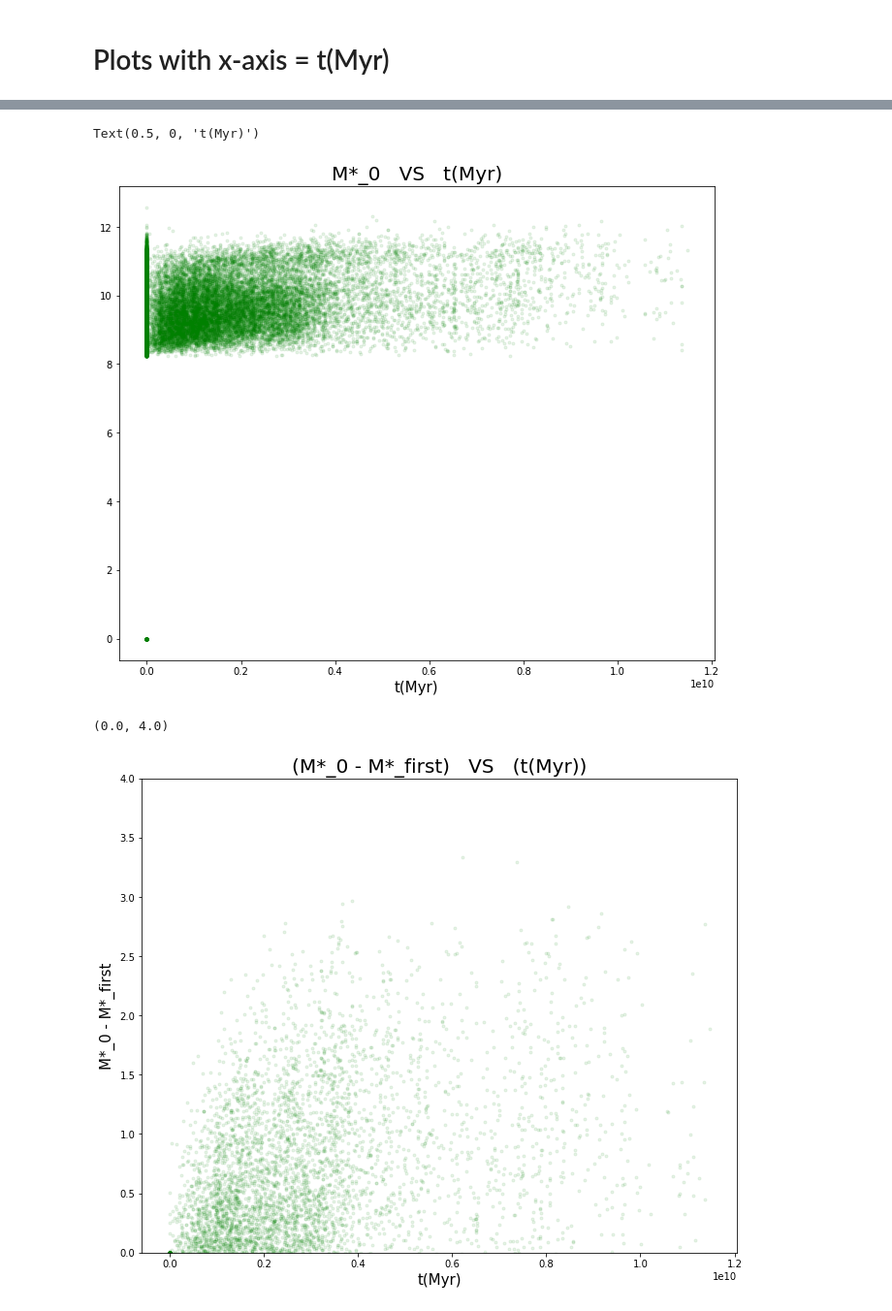
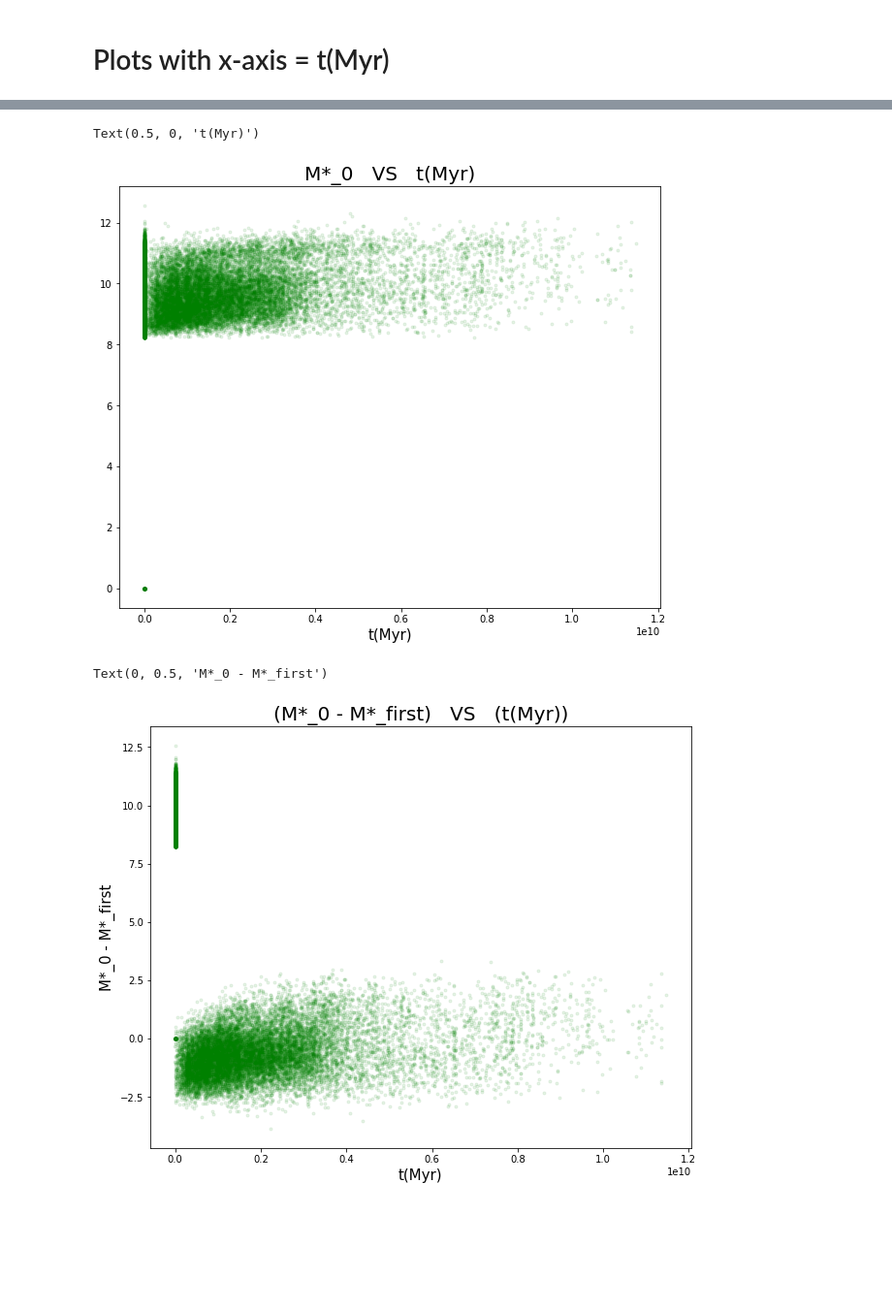
Before and after one commit to halehhajizadeh/Galaxy-Clusters, a Jupyter notebook: read_data.ipynb, the cells around one changed output, grey strips where cells are left out. Shown at 97% size. Cells and saved outputs as stored; diff of their text form; code cells hidden in the pictures; blank space fills up the shorter version.

```diff
--- a/read_data.ipynb
+++ b/read_data.ipynb
@@ -558,33 +556,32 @@ x = dataset['t(Myr)[col2]']
 x_label = x.name.split('[')[0]
 y_label = y.name.split('[')[0]
 
-plt.figure(figsize=(11,9))
+plt.figure(figsize=(10,8))
 plt.scatter(x, y, marker='.', c='green', alpha=0.09)
 plt.title(str(y_label)+'   VS   '+str(x_label), fontsize = 20)
 plt.xlabel(x_label, fontsize = 15)
 # %% [output]
 Text(0.5, 0, 't(Myr)')
-[figure, old version]
+[figure, new version]
 # %%
 y1 = dataset['M*_first[col25]']
 y2 = dataset['M*_0[col10]']
 x = dataset['t(Myr)[col2]']
 
 x = x
 y = y2-y1
 
 x_label = x.name.split('[')[0]
 y_label = y2.name.split('[')[0] + ' - ' + y1.name.split('[')[0]
 
-plt.figure(figsize=(11,9))
+plt.figure(figsize=(10,8))
 plt.scatter(x,y, marker='.', c='green', alpha = 0.09)
 plt.title('(' + str(y_label)+')   VS   ('+ str(x_label) + ')', fontsize = 20)
 plt.xlabel(x_label, fontsize = 15)
 plt.ylabel(y_label, fontsize = 15)
-plt.ylim(0,4)
 # %% [output]
-(0.0, 4.0)
+Text(0, 0.5, 'M*_0 - M*_first')
-[figure, old version]
+[figure, new version]
 # %%
 y = dataset['SFR_first[col32]']
 x = dataset['t(Myr)[col2]']
```
Also changed, not shown: parts of 33 cells of this notebook.
